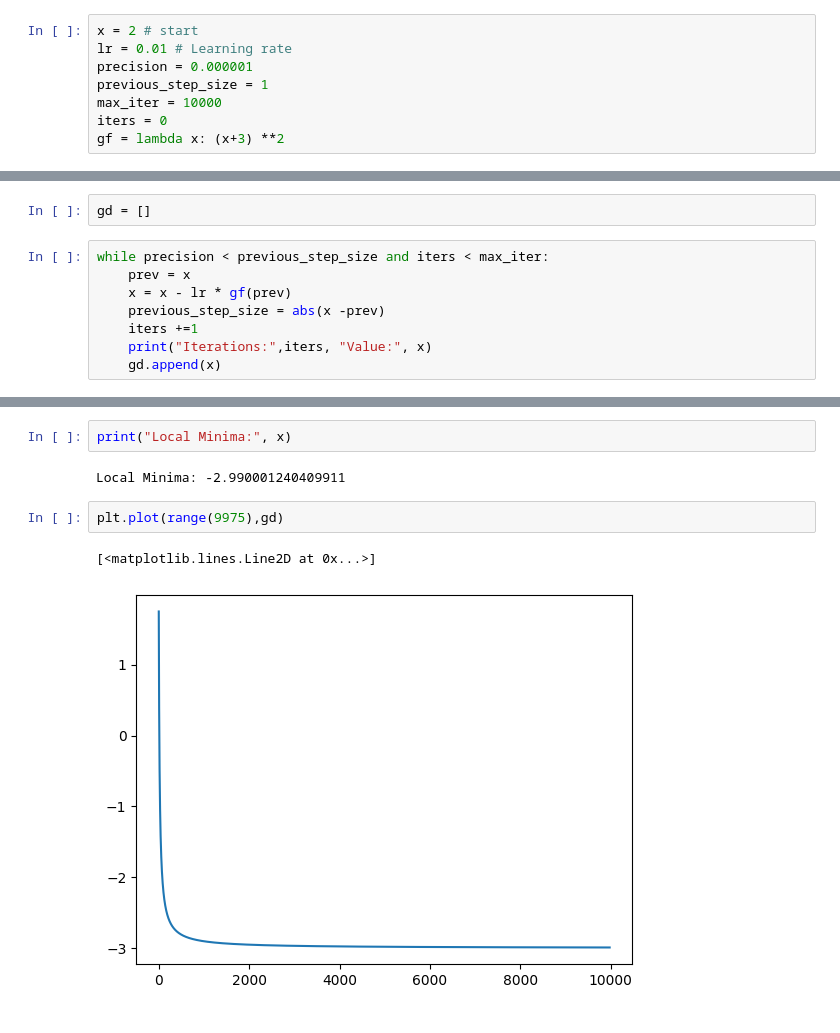
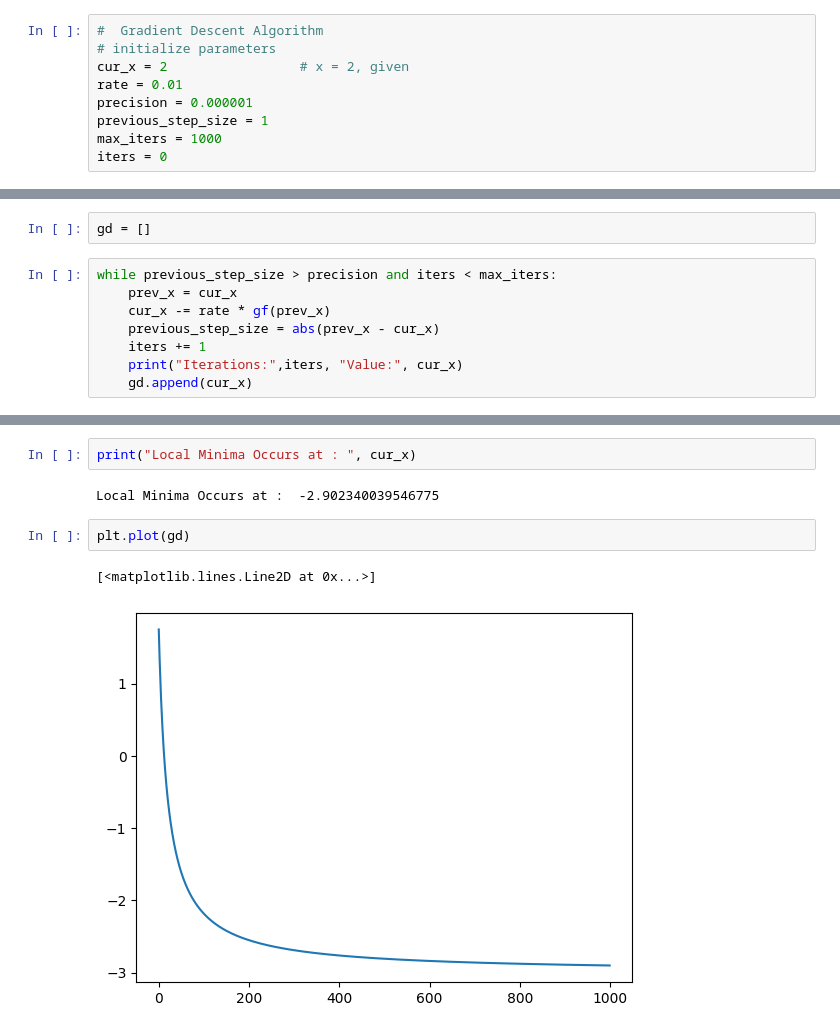
Before and after one commit to shivamsan/LP3, a Jupyter notebook: ML/lab4.ipynb, the cells around one changed output, grey strips where cells are left out. Cells and saved outputs as stored; diff of their text form.

```diff
--- a/ML/lab4.ipynb
+++ b/ML/lab4.ipynb
@@ -1,8 +1,9 @@
-# %%
-x = 2 # start
-lr = 0.01 # Learning rate
-precision = 0.000001
-previous_step_size = 1
-max_iter = 10000
-iters = 0
-gf = lambda x: (x+3) **2
+# %%
+#  Gradient Descent Algorithm
+# initialize parameters
+cur_x = 2                 # x = 2, given
+rate = 0.01
+precision = 0.000001
+previous_step_size = 1
+max_iters = 1000
+iters = 0
@@ -11,13 +15,13 @@ import matplotlib.pyplot as plt
 # %%
 gd = []
 # %%
-while precision < previous_step_size and iters < max_iter:
-    prev = x
-    x = x - lr * gf(prev)
-    previous_step_size = abs(x -prev)
-    iters +=1
-    print("Iterations:",iters, "Value:", x)
-    gd.append(x)
+while previous_step_size > precision and iters < max_iters:
+    prev_x = cur_x
+    cur_x -= rate * gf(prev_x)
+    previous_step_size = abs(prev_x - cur_x)
+    iters += 1
+    print("Iterations:",iters, "Value:", cur_x)
+    gd.append(cur_x)
 # %% [output]
 Iterations: 1 Value: 1.75
 Iterations: 2 Value: 1.524375
@@ -39,9 +43,9 @@ Iterations: 9218 Value: -2.9891823616136
 # %%
-print("Local Minima:", x)
+print("Local Minima Occurs at : ", cur_x)
 # %% [output]
-Local Minima: -2.990001240409911
+Local Minima Occurs at :  -2.902340039546775
 # %%
-plt.plot(range(9975),gd)
+plt.plot(gd)
 # %% [output]
 [<matplotlib.lines.Line2D at 0x...>]
-[figure, old version]
+[figure, new version]
```
Also changed, not shown: parts of 2 cells of this notebook, 29 other files.
